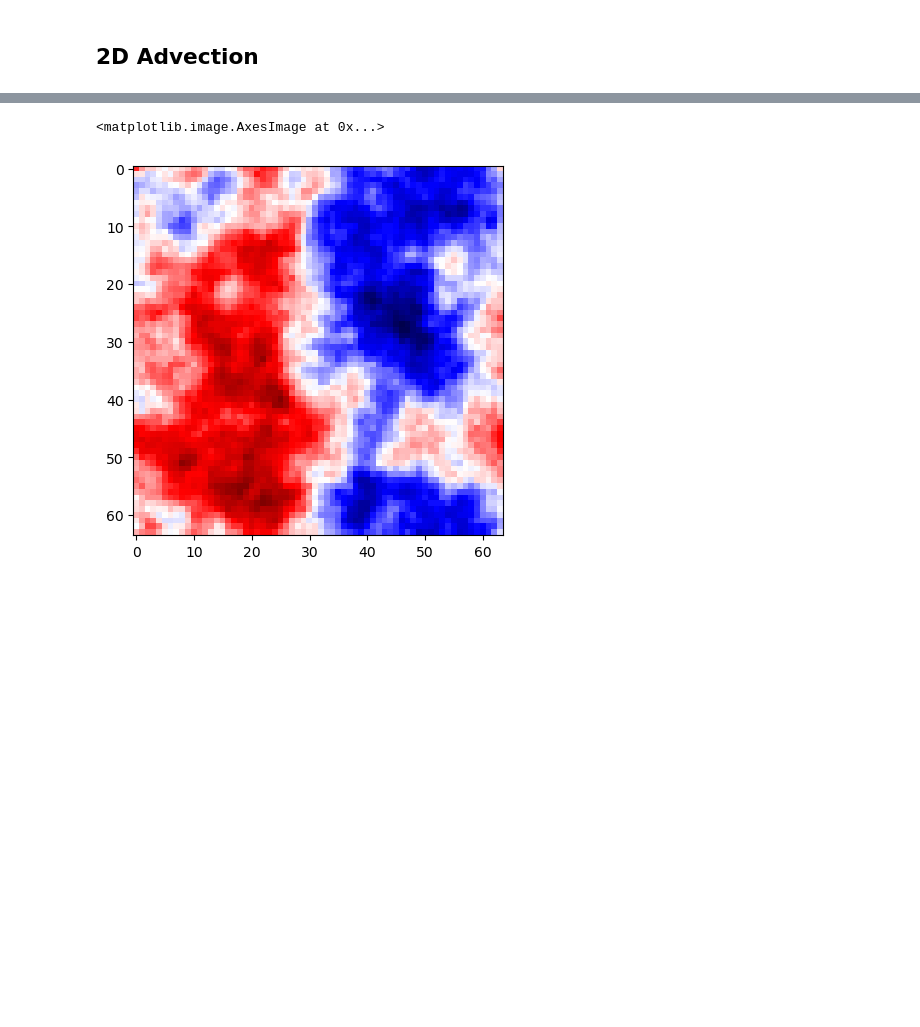
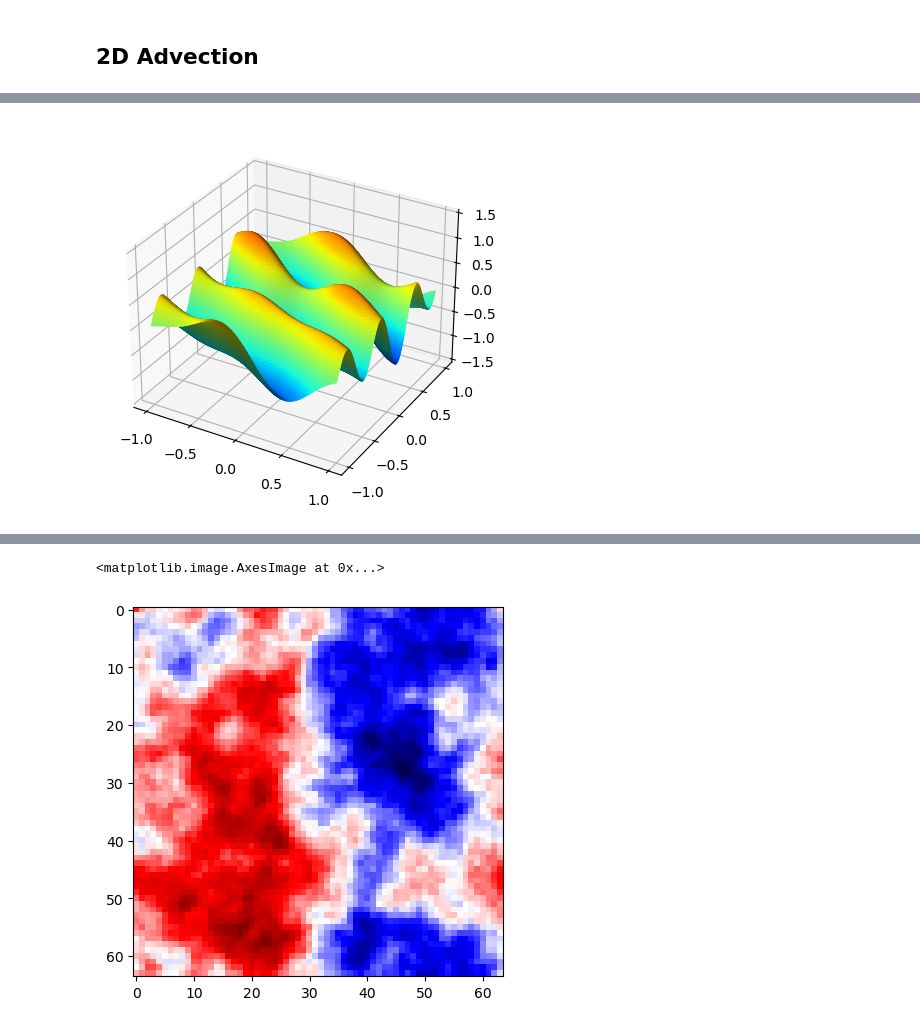
Before and after one commit to anthonyzhou-1/data_gen, a Jupyter notebook: visualize.ipynb, the cells around one changed output, grey strips where cells are left out. Cells and saved outputs as stored; diff of their text form; code cells hidden in the pictures; blank space fills up the shorter version.

```diff
--- a/visualize.ipynb
+++ b/visualize.ipynb
@@ -83,0 +143,6 @@ for n in range(1, nt+1): ##loop across number of time steps
+# %%
+from utils import vis_2d_plot
+
+vis_2d_plot(all_us, grid, f"diffusion_{nu}_{idx}", downsample=2)
+# %% [output]
+[figure, added]
```
Also changed, not shown: parts of 40 cells of this notebook, 5 other files.
